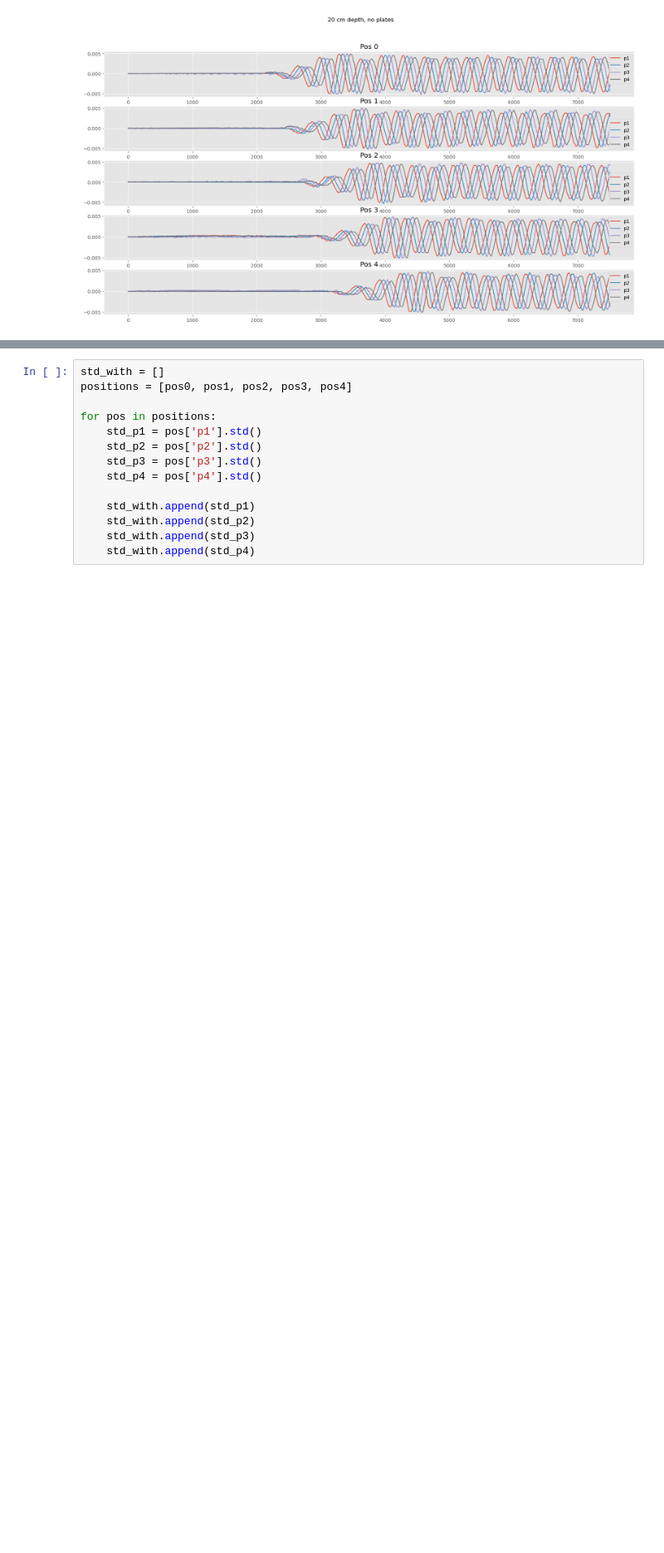
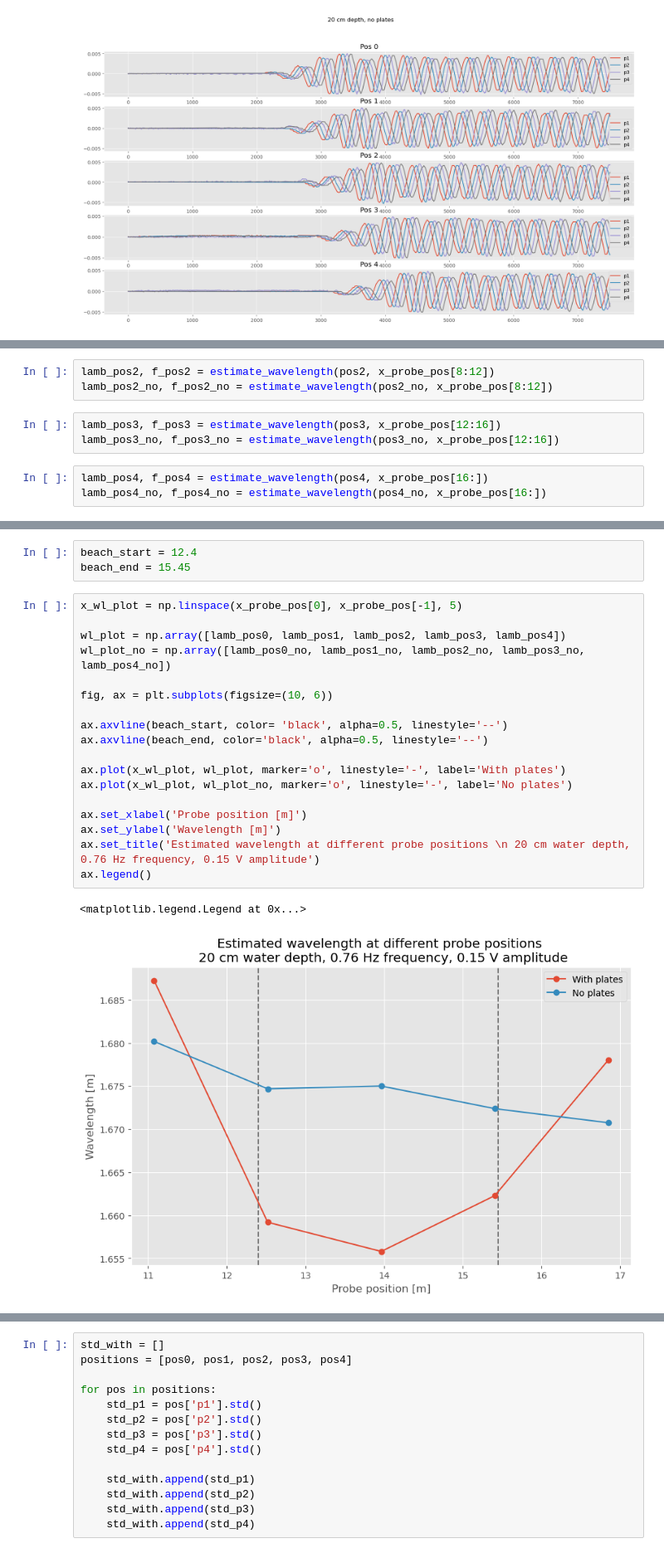
Before and after one commit to kjes4pres/Master_code, a Jupyter notebook: Lab/testing.ipynb, the cells around one changed output, grey strips where cells are left out. Shown at 83% size. Cells and saved outputs as stored; diff of their text form; blank space fills up the shorter version.

```diff
--- a/Lab/testing.ipynb
+++ b/Lab/testing.ipynb
@@ -141,0 +208,9 @@ Text(0.5, 0.98, '20 cm depth, no plates')
+# %%
+lamb_pos2, f_pos2 = estimate_wavelength(pos2, x_probe_pos[8:12])
+lamb_pos2_no, f_pos2_no = estimate_wavelength(pos2_no, x_probe_pos[8:12])
+# %%
+lamb_pos3, f_pos3 = estimate_wavelength(pos3, x_probe_pos[12:16])
+lamb_pos3_no, f_pos3_no = estimate_wavelength(pos3_no, x_probe_pos[12:16])
+# %%
+lamb_pos4, f_pos4 = estimate_wavelength(pos4, x_probe_pos[16:])
+lamb_pos4_no, f_pos4_no = estimate_wavelength(pos4_no, x_probe_pos[16:])
@@ -141,0 +353,24 @@ Text(0.5, 0.98, '20 cm depth, no plates')
+# %%
+beach_start = 12.4
+beach_end = 15.45
+# %%
+x_wl_plot = np.linspace(x_probe_pos[0], x_probe_pos[-1], 5)
+
+wl_plot = np.array([lamb_pos0, lamb_pos1, lamb_pos2, lamb_pos3, lamb_pos4])
+wl_plot_no = np.array([lamb_pos0_no, lamb_pos1_no, lamb_pos2_no, lamb_pos3_no, lamb_pos4_no])
+
+fig, ax = plt.subplots(figsize=(10, 6))
+
+ax.axvline(beach_start, color= 'black', alpha=0.5, linestyle='--')
+ax.axvline(beach_end, color='black', alpha=0.5, linestyle='--')
+
+ax.plot(x_wl_plot, wl_plot, marker='o', linestyle='-', label='With plates')
+ax.plot(x_wl_plot, wl_plot_no, marker='o', linestyle='-', label='No plates')
+
+ax.set_xlabel('Probe position [m]')
+ax.set_ylabel('Wavelength [m]')
+ax.set_title('Estimated wavelength at different probe positions \n 20 cm water depth, 0.76 Hz frequency, 0.15 V amplitude')
+ax.legend()
+# %% [output]
+<matplotlib.legend.Legend at 0x...>
+[figure, added]
```
Also changed, not shown: parts of 30 cells of this notebook, 1 other file.
